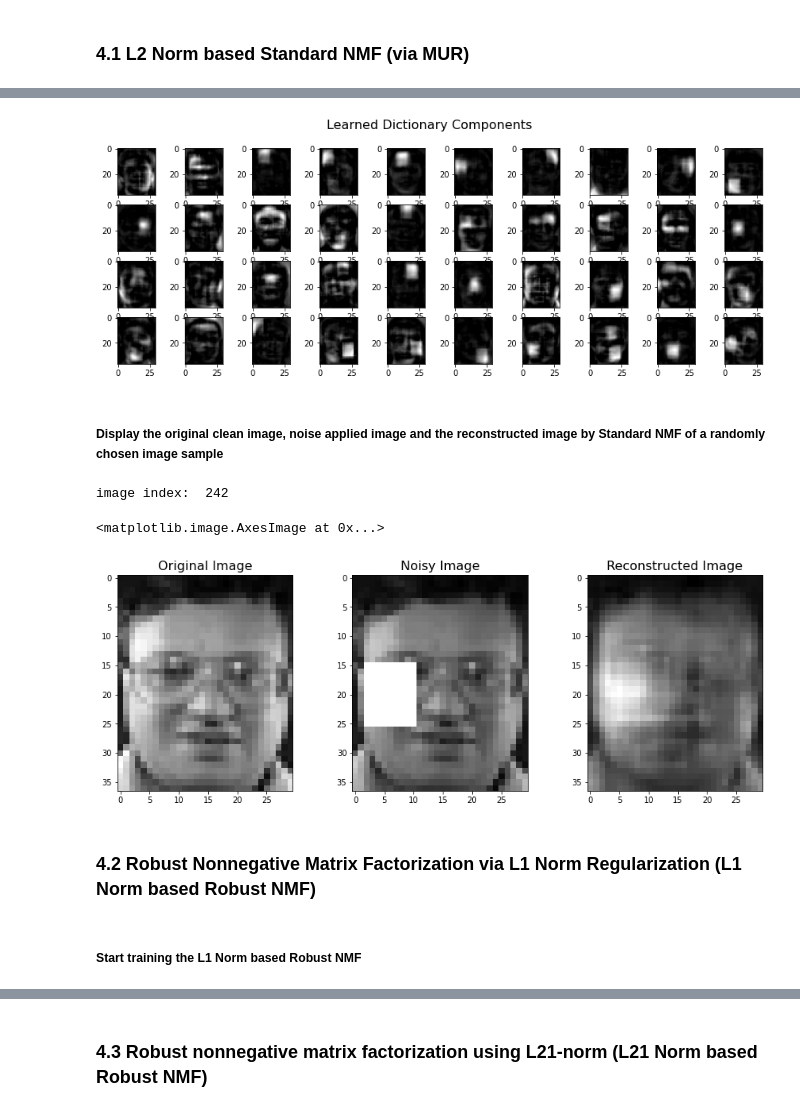
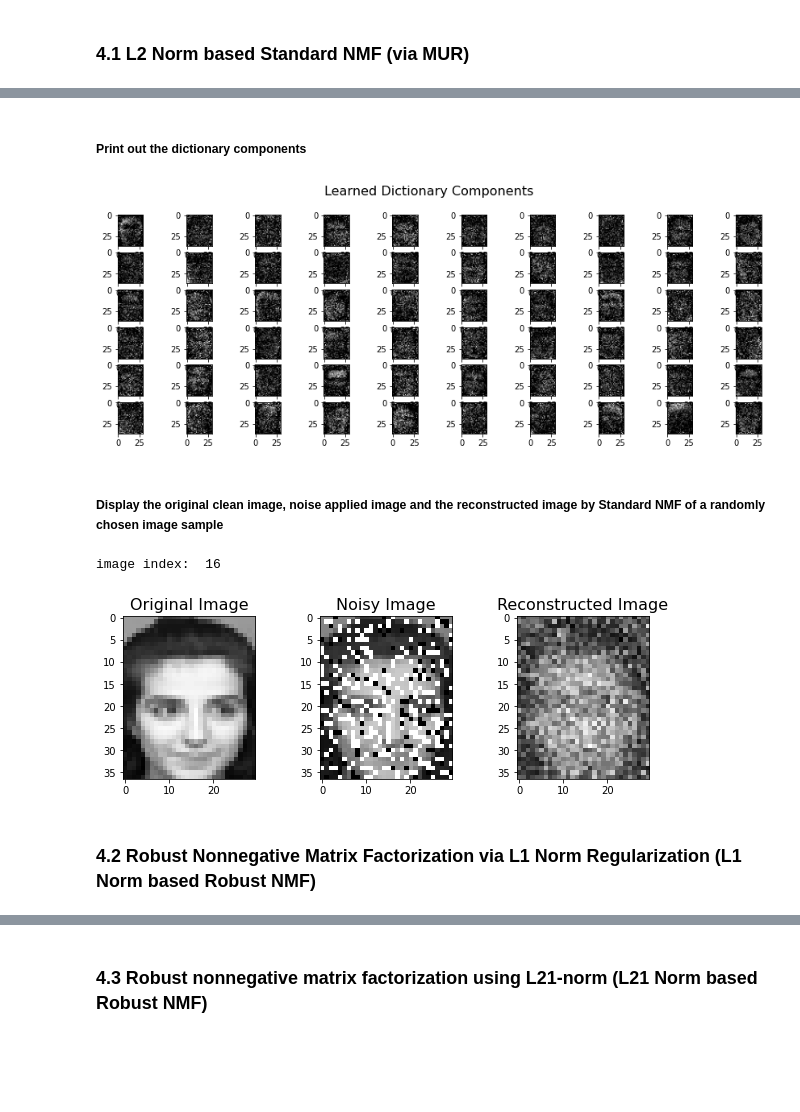
Before and after one commit to zyinghua/nmf-robustness-analysis, a Jupyter notebook: code.ipynb, the cells around one changed output, grey strips where cells are left out. Saved outputs shown, nothing was run; the diff lists cells and outputs as text; code cells hidden in the pictures; blank space fills up the shorter version.

Commit message:
updated weight init to standard norm distribution. updated code

```diff
--- a/code.ipynb
+++ b/code.ipynb
@@ -107,3 +104,6 @@ global_max_step = 1000 if img_size[1] == 2414 else 500 # Maximum step size (trai
+# %%
+global_n_components = 60 if img_size[1] == 2414 else 60  # Number of dictionary components
+global_max_step = 500 if img_size[1] == 2414 else 200 # Maximum step size (training loop)
 # %% [markdown]
 ##  2. Noise Adder Functions
 # %%
@@ -175,10 +175,10 @@ def add_block_occlusion_noise(img, img_size, width=0.3, height=0.3):
 # %%
 # 0 for Gaussian, 1 for salt-pepper, 2 for block occlusion
-n_id = 3
+n_id = 2
 
 if n_id == 1:
-    X_noise = add_gaussian_noise(X_hat, sd=0.1)
+    X_noise = add_gaussian_noise(X_hat, sd=0.05)
 elif n_id == 2:
-    X_noise = add_salt_pepper_noise(X_hat, noise_prob=0.15, salt_prob=0.5)
+    X_noise = add_salt_pepper_noise(X_hat, noise_prob=0.3, salt_prob=0.7)
 else:
     X_noise = add_block_occlusion_noise(X_hat, img_size, width=0.3, height=0.3)
@@ -338,8 +338,12 @@ class L2NormMURNMF:
         :return: W, H
         """
 
-        self.W = np.abs(np.random.normal(loc=0, scale=1, size=(V.shape[0], self.rank)))
-        self.H = np.abs(np.random.normal(loc=0, scale=1, size=(self.rank, V.shape[1])))
+        avg = np.sqrt(V.mean() / self.rank)
+        self.H = avg * self.np_rand.standard_normal(size=(self.rank, V.shape[1])).astype(V.dtype, copy=False)
+        self.W = avg * self.np_rand.standard_normal(size=(V.shape[0], self.rank)).astype(V.dtype, copy=False)
+
+        np.abs(self.H, out=self.H)
+        np.abs(self.W, out=self.W)
 
     def reconstruct_train(self):
         """
@@ -349,7 +353,7 @@ class L2NormMURNMF:
         """
         return self.W @ self.H
 
-    def fit_transform(self, V_clean, V, Y, steps=1000, e=1e-7, d=1e-6, verbose=False, plot=False, plot_interval=50):
+    def fit_transform(self, V_clean, V, Y, steps=500, e=1e-7, d=1e-10, verbose=False, plot=False, plot_interval=50):
         """
         Perform *Multiplicative Update Rule* for Non-Negative Matrix Factorization.
 
@@ -383,8 +387,8 @@ class L2NormMURNMF:
 
         for s in range(steps):
             """Please note in the corresponding tutorial, H is updated first, then W."""
-            Hu = self.H * (self.W.T @ self.V) / (self.W.T @ self.W @ self.H + e) + e  # Update H
-            Wu = self.W * (self.V @ Hu.T) / (self.W @ Hu @ Hu.T + e) + e  # Update W
+            Hu = self.H * (self.W.T.dot(self.V)) / (self.W.T.dot(self.W.dot(self.H)) + e) + e  # Update H
+            Wu = self.W * (self.V.dot(Hu.T)) / (self.W.dot(Hu.dot(Hu.T)) + e) + e  # Update W
 
             d_W = np.sqrt(np.sum((Wu-self.W)**2, axis=(0, 1)))/self.W.size
             d_H = np.sqrt(np.sum((Hu-self.H)**2, axis=(0, 1)))/self.H.size
@@ -449,3 +504,5 @@ X_rec = model1.reconstruct_train()
+# %% [markdown]
+##### Print out the dictionary components
 # %%
 # Print out dictionary components
 
@@ -459,29 +516,30 @@ for i in range(model1_n_components // 10):
 plt.suptitle('Learned Dictionary Components', fontsize=16)
 plt.show()
 # %% [output]
-[figure, old version]
+[figure, new version]
-# %% [markdown]
-##### Display the original clean image, noise applied image and the reconstructed image by Standard NMF of a randomly chosen image sample
+# %% [markdown]
+##### Display the original clean image, noise applied image and the reconstructed image by Standard NMF of a randomly chosen image sample
 # %%
 s = np.random.randint(0, X_hat.shape[1])
 print("image index: ", s)
 
-plt.figure(figsize=(15,5))
+plt.figure(figsize=(10,3))
 plt.subplot(131)
 plt.title("Original Image", fontsize=16)
 plt.imshow(X_hat[:,s].reshape(img_size[1], img_size[0]), cmap=plt.cm.gray)
 
 plt.subplot(132)
 plt.title("Noisy Image", fontsize=16)
 plt.imshow(X_noise[:,s].reshape(img_size[1], img_size[0]), cmap=plt.cm.gray)
 
 plt.subplot(133)
 plt.title("Reconstructed Image", fontsize=16)
 plt.imshow(X_rec[:,s].reshape(img_size[1], img_size[0]), cmap=plt.cm.gray)
+
+plt.show()
 # %% [output]
-image index:  242
+image index:  16
-<matplotlib.image.AxesImage at 0x...>
-[figure, old version]
+[figure, new version]
 # %% [markdown]
 ### 4.2 Robust Nonnegative Matrix Factorization via L1 Norm Regularization (L1 Norm based Robust NMF)
 # %%
@@ -614,5 +676,3 @@ class L1NormRobustNMF:
             print('Training Time taken: {:.2f} seconds.'.format(time() - start))
 
         return self.W, self.H, self.E
-# %% [markdown]
-##### Start training the L1 Norm based Robust NMF
```
Also changed, not shown: parts of 65 cells of this notebook, 3 other files.
